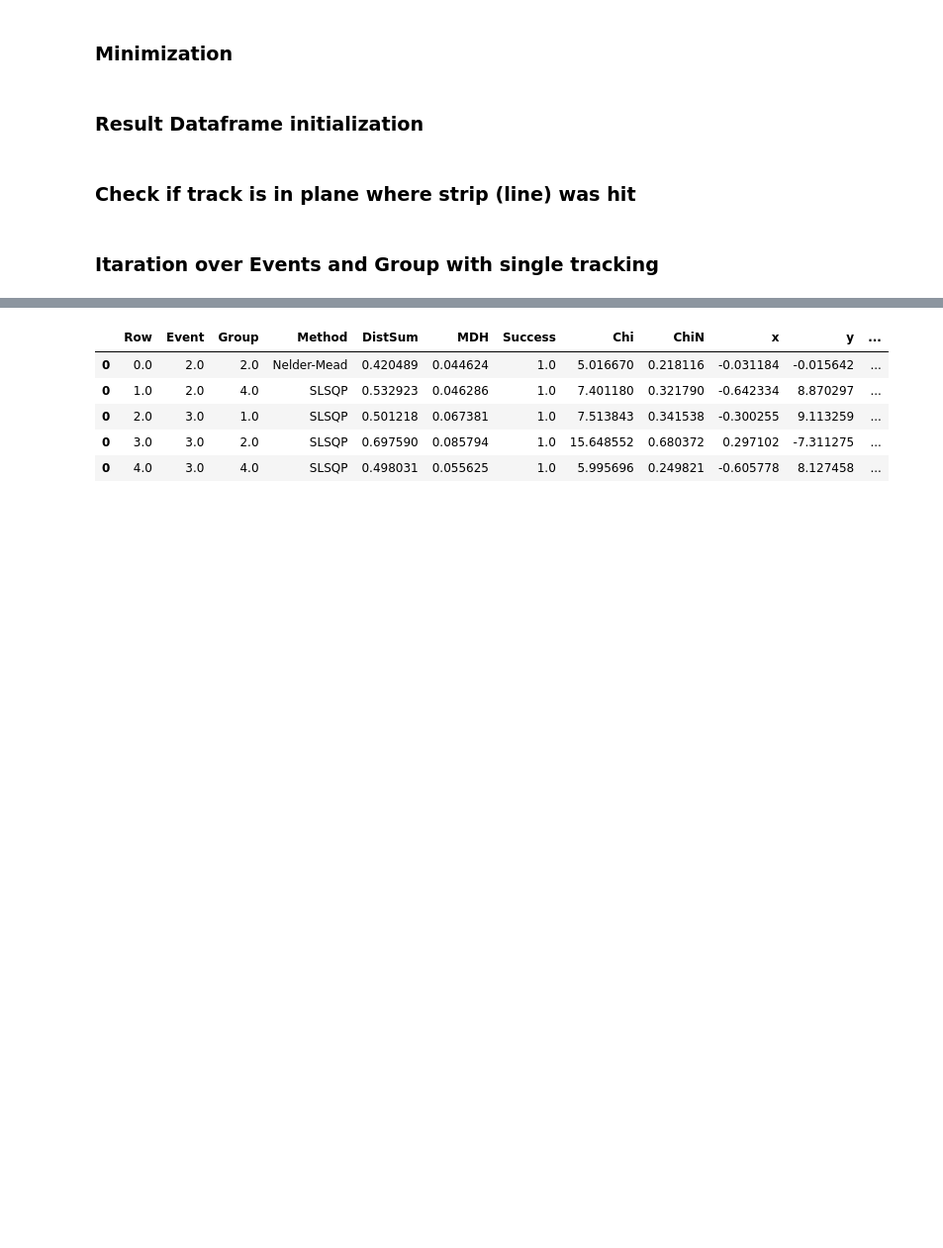
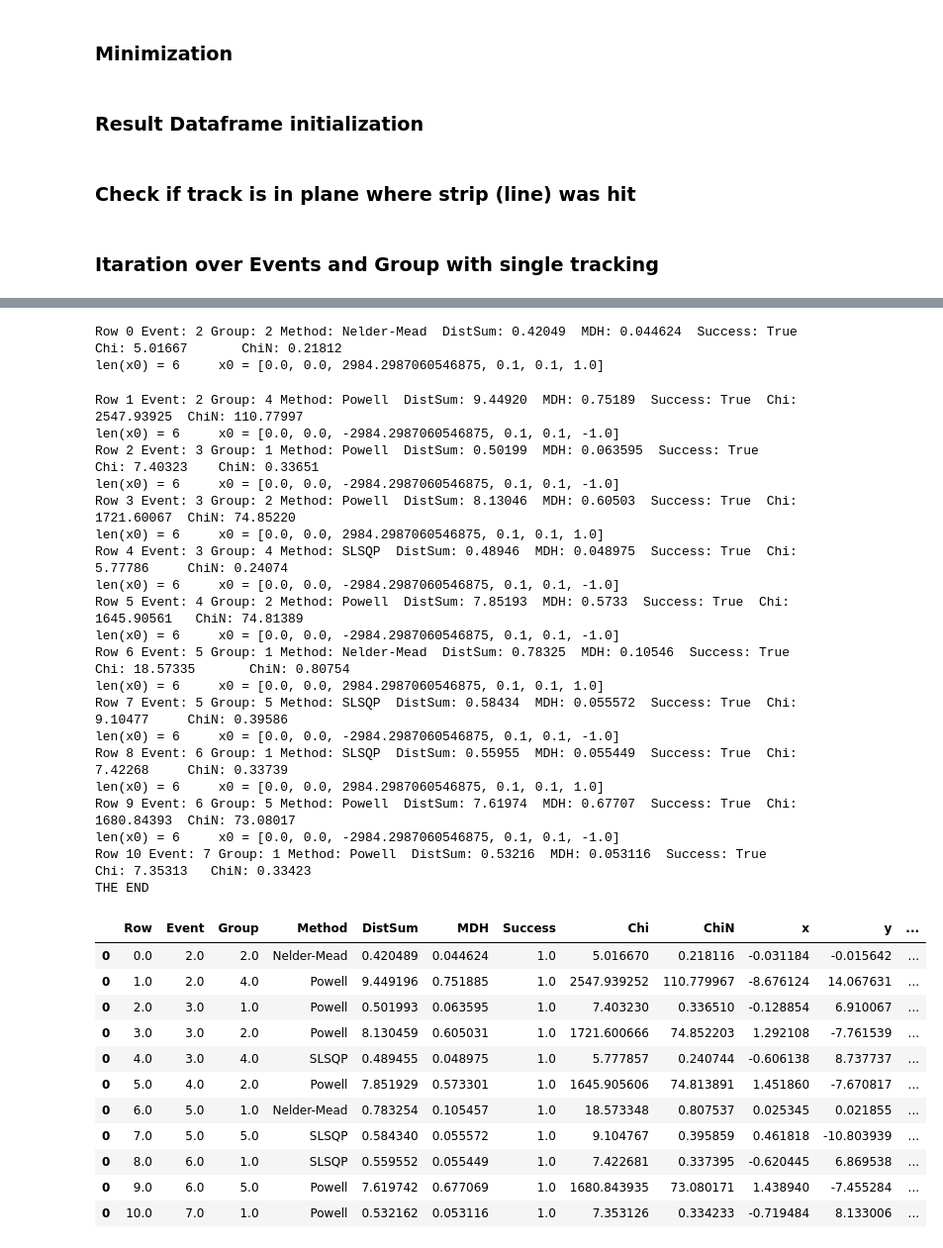
Before and after one commit to patrykel/multi-tracking-notebooks, a Jupyter notebook: single_tracking.ipynb, the cells around one changed output, grey strips where cells are left out. Shown: that part at 99% size. Saved outputs shown, nothing was run; the diff lists cells and outputs as text; code cells hidden in the pictures; blank space fills up the shorter version.

```diff
--- a/single_tracking.ipynb
+++ b/single_tracking.ipynb
@@ -193,14 +200,14 @@ def inside_triangle(triangle_points, P):
 # %%
 
 class RPSilicon:
-    a = 36.07  # side length [mm]
-    e = 22.276 # edge length [mm]
+    A = 36.07  # side length [mm]
+    E = 22.276 # edge length [mm]
 
-    d_T =  Point2D(  a/2.0,                 a/2.0                ) # T
-    d_L =  Point2D( -a/2.0,                 a/2.0                ) # L
-    d_R =  Point2D(  a/2.0,                -a/2.0                ) # R
-    d_EL = Point2D( -a/2.0,                -a/2.0 + e/np.sqrt(2) ) # EL
-    d_ER = Point2D( -a/2.0 + e/np.sqrt(2), -a/2.0                ) # ER
+    d_T =  Point2D(  A/2.0,                 A/2.0                ) # T
+    d_L =  Point2D( -A/2.0,                 A/2.0                ) # L
+    d_R =  Point2D(  A/2.0,                -A/2.0                ) # R
+    d_EL = Point2D( -A/2.0,                -A/2.0 + E/np.sqrt(2) ) # EL
+    d_ER = Point2D( -A/2.0 + E/np.sqrt(2), -A/2.0                ) # ER
 
     RP_Det_Fid_Top_a   = 0.301  # [mm]
     RP_Det_Fid_Top_b   = 1.0275 # [mm]
@@ -349,12 +356,12 @@ class HitSegment:
         self.rp_silicon = rp_silicon
 
     def get_start_vector_fraction(self):
-        safe_dist_lower_bound = -RPSilicon.a / 2.0 + RPSilicon.e/np.sqrt(2) # how low position can be not to touch the edge of silicon
+        safe_dist_lower_bound = -RPSilicon.A / 2.0 + RPSilicon.E/np.sqrt(2) # how low position can be not to touch the edge of silicon
         if self.distance >= safe_dist_lower_bound: # hit segment does not touch the silicon edge
             return 0.5
 
-        start_segment_length = RPSilicon.a / 2.0 - (safe_dist_lower_bound - self.distance)
-        start_segment_fraction = start_segment_length / (RPSilicon.a / 2.0)
+        start_segment_length = RPSilicon.A / 2.0 - (safe_dist_lower_bound - self.distance)
+        start_segment_fraction = start_segment_length / (RPSilicon.A / 2.0)
         return 0.5 * start_segment_fraction
 
 
@@ -668,5 +715,21 @@ def is_track_in_detector(line, solution, geom_df):
 # %% [markdown]
 ### Itaration over Events and Group with single tracking
+# %%
+
+line = Line(params=[55, -2, 1, -2, 0])
+
+def plot_line(line, line_colors=[1, 0, 0, 1], linewidths=0.5):
+    fig, ax = plt.subplots()
+
+    seg_start = Point2D( x = -50.0, y = line.y_on_x(-50) )
+    seg_end   = Point2D(  x = 50.0, y = line.y_on_x(50)  )
+
+    line_segments = [(seg_start.x, seg_start.y), (seg_end.x, seg_end.y)]
+    lines_to_plot = LineCollection(line_segments, colors=line_colors, linewidths=linewidths)
+
+
+    ax.add_collection(lines_to_plot)
+    plt.show()
 # %%
 # HELP VARIABLES
 row_number = 0
@@ -679,7 +742,7 @@ result_df = pd.DataFrame(get_empty_row_data(), columns = get_column_names())
 # FOR EACH EVENT AND GROUP CALCULATE LINE
 for index, row in single_groups_df.iterrows():
 
-    if row_number > 4:
+    if row_number > 10:
         break
 
     # GETTING HITS FOR SPECIFIED GROUP AND EVENT
@@ -721,11 +784,11 @@ for index, row in single_groups_df.iterrows():
     track_out_det_no = 0
 
     for line in LINE_SET:
+#         print(line)
         if is_track_in_detector(line, solution, geom_df):
             track_in_det_no = track_in_det_no + 1
         else:
             track_out_det_no = track_out_det_no + 1
-
 
     # DATAFRAME FOR STORING RESULT
     x, y, z, dx, dy, dz = solution.x
@@ -733,9 +796,7 @@ for index, row in single_groups_df.iterrows():
                          chi, chi / (len(LINE_SET) - 6), x, y, z, dx, dy, dz, track_in_det_no, track_out_det_no])
     result_df = pd.concat([result_df, row_df])
 
-
     row_number = row_number + 1
-
 
 print("THE END")
 
@@ -750,6 +806,34 @@ THE END
+Row 0 Event: 2 Group: 2 Method: Nelder-Mead  DistSum: 0.42049  MDH: 0.044624  Success: True  Chi: 5.01667       ChiN: 0.21812
+len(x0) = 6     x0 = [0.0, 0.0, 2984.2987060546875, 0.1, 0.1, 1.0]
+Row 1 Event: 2 Group: 4 Method: Powell  DistSum: 9.44920  MDH: 0.75189  Success: True  Chi: 2547.93925  ChiN: 110.77997
+len(x0) = 6     x0 = [0.0, 0.0, -2984.2987060546875, 0.1, 0.1, -1.0]
+Row 2 Event: 3 Group: 1 Method: Powell  DistSum: 0.50199  MDH: 0.063595  Success: True  Chi: 7.40323    ChiN: 0.33651
+len(x0) = 6     x0 = [0.0, 0.0, -2984.2987060546875, 0.1, 0.1, -1.0]
+Row 3 Event: 3 Group: 2 Method: Powell  DistSum: 8.13046  MDH: 0.60503  Success: True  Chi: 1721.60067  ChiN: 74.85220
+len(x0) = 6     x0 = [0.0, 0.0, 2984.2987060546875, 0.1, 0.1, 1.0]
+Row 4 Event: 3 Group: 4 Method: SLSQP  DistSum: 0.48946  MDH: 0.048975  Success: True  Chi: 5.77786     ChiN: 0.24074
+len(x0) = 6     x0 = [0.0, 0.0, -2984.2987060546875, 0.1, 0.1, -1.0]
+Row 5 Event: 4 Group: 2 Method: Powell  DistSum: 7.85193  MDH: 0.5733  Success: True  Chi: 1645.90561   ChiN: 74.81389
+len(x0) = 6     x0 = [0.0, 0.0, -2984.2987060546875, 0.1, 0.1, -1.0]
+Row 6 Event: 5 Group: 1 Method: Nelder-Mead  DistSum: 0.78325  MDH: 0.10546  Success: True  Chi: 18.57335       ChiN: 0.80754
+len(x0) = 6     x0 = [0.0, 0.0, 2984.2987060546875, 0.1, 0.1, 1.0]
+Row 7 Event: 5 Group: 5 Method: SLSQP  DistSum: 0.58434  MDH: 0.055572  Success: True  Chi: 9.10477     ChiN: 0.39586
+len(x0) = 6     x0 = [0.0, 0.0, -2984.2987060546875, 0.1, 0.1, -1.0]
+Row 8 Event: 6 Group: 1 Method: SLSQP  DistSum: 0.55955  MDH: 0.055449  Success: True  Chi: 7.42268     ChiN: 0.33739
+len(x0) = 6     x0 = [0.0, 0.0, 2984.2987060546875, 0.1, 0.1, 1.0]
+Row 9 Event: 6 Group: 5 Method: Powell  DistSum: 7.61974  MDH: 0.67707  Success: True  Chi: 1680.84393  ChiN: 73.08017
+len(x0) = 6     x0 = [0.0, 0.0, -2984.2987060546875, 0.1, 0.1, -1.0]
+Row 10 Event: 7 Group: 1 Method: Powell  DistSum: 0.53216  MDH: 0.053116  Success: True  Chi: 7.35313   ChiN: 0.33423
+THE END
 |  | Row | Event | Group | Method | DistSum | MDH | Success | Chi | ChiN | x | y | ... |
 | 0 | 0.0 | 2.0 | 2.0 | Nelder-Mead | 0.420489 | 0.044624 | 1.0 | 5.016670 | 0.218116 | -0.031184 | -0.015642 | ... |
-| 0 | 1.0 | 2.0 | 4.0 | SLSQP | 0.532923 | 0.046286 | 1.0 | 7.401180 | 0.321790 | -0.642334 | 8.870297 | ... |
-| 0 | 2.0 | 3.0 | 1.0 | SLSQP | 0.501218 | 0.067381 | 1.0 | 7.513843 | 0.341538 | -0.300255 | 9.113259 | ... |
-| 0 | 3.0 | 3.0 | 2.0 | SLSQP | 0.697590 | 0.085794 | 1.0 | 15.648552 | 0.680372 | 0.297102 | -7.311275 | ... |
-| 0 | 4.0 | 3.0 | 4.0 | SLSQP | 0.498031 | 0.055625 | 1.0 | 5.995696 | 0.249821 | -0.605778 | 8.127458 | ... |
+| 0 | 1.0 | 2.0 | 4.0 | Powell | 9.449196 | 0.751885 | 1.0 | 2547.939252 | 110.779967 | -8.676124 | 14.067631 | ... |
+| 0 | 2.0 | 3.0 | 1.0 | Powell | 0.501993 | 0.063595 | 1.0 | 7.403230 | 0.336510 | -0.128854 | 6.910067 | ... |
+| 0 | 3.0 | 3.0 | 2.0 | Powell | 8.130459 | 0.605031 | 1.0 | 1721.600666 | 74.852203 | 1.292108 | -7.761539 | ... |
+| 0 | 4.0 | 3.0 | 4.0 | SLSQP | 0.489455 | 0.048975 | 1.0 | 5.777857 | 0.240744 | -0.606138 | 8.737737 | ... |
+| 0 | 5.0 | 4.0 | 2.0 | Powell | 7.851929 | 0.573301 | 1.0 | 1645.905606 | 74.813891 | 1.451860 | -7.670817 | ... |
+| 0 | 6.0 | 5.0 | 1.0 | Nelder-Mead | 0.783254 | 0.105457 | 1.0 | 18.573348 | 0.807537 | 0.025345 | 0.021855 | ... |
+| 0 | 7.0 | 5.0 | 5.0 | SLSQP | 0.584340 | 0.055572 | 1.0 | 9.104767 | 0.395859 | 0.461818 | -10.803939 | ... |
+| 0 | 8.0 | 6.0 | 1.0 | SLSQP | 0.559552 | 0.055449 | 1.0 | 7.422681 | 0.337395 | -0.620445 | 6.869538 | ... |
+| 0 | 9.0 | 6.0 | 5.0 | Powell | 7.619742 | 0.677069 | 1.0 | 1680.843935 | 73.080171 | 1.438940 | -7.455284 | ... |
+| 0 | 10.0 | 7.0 | 1.0 | Powell | 0.532162 | 0.053116 | 1.0 | 7.353126 | 0.334233 | -0.719484 | 8.133006 | ... |
```
Also changed, not shown: parts of 7 cells of this notebook.
